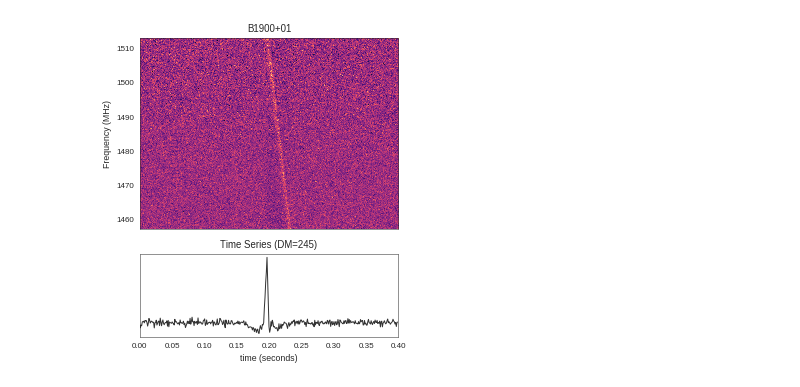
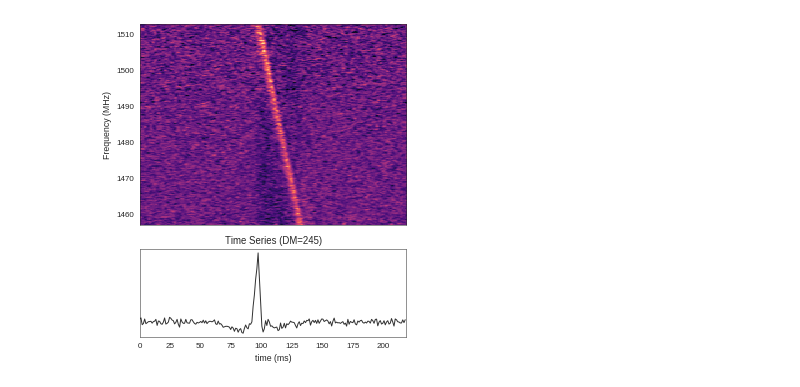
Before and after one commit to griffinfoster/alfaburst-initial-survey, a Jupyter notebook: notebooks/B1900_01.ipynb, the cells around one changed output. Saved outputs shown, nothing was run; the diff lists cells and outputs as text; code cells hidden in the pictures.

Commit message:
big commit of various notebook and figure changes

```diff
--- a/notebooks/B1900_01.ipynb
+++ b/notebooks/B1900_01.ipynb
@@ -33,8 +33,10 @@ waterfall = waterfall.reshape(waterfall.shape[0], waterfall.shape[1]/freqFactor,
 ddwaterfall = ddwaterfall.reshape(ddwaterfall.shape[0], ddwaterfall.shape[1]/freqFactor, freqFactor).sum(axis=2)
 freqsHz = freqsHz[::freqFactor]
 # %%
-start_time = 0.
-time_window = 0.4
+#start_time = 0.
+#time_window = 0.4
+start_time = 0.1
+time_window = 0.22
 
 if start_time is None:
     startIdx = 0
@@ -59,6 +61,29 @@ ddwaterfall = ddwaterfall[startIdx:endIdx,:]
 
 normTimeSeries = timeSeries / (waterfall.shape[1] * timeFactor)
 normDDTimeSeries = ddTimeSeries / (waterfall.shape[1] * timeFactor)
+# %%
+# apply Gaussian filter
+applyGauss = True
+fGauss = 1. # bins
+tGauss = 1. # bins
+
+def gaussianFilter(arrShape, tSigma, fSigma):
+    # Gaussian filter
+    # arrShape: 2-D array shape
+    # tSigma: sigma in time (ms)
+    # fSigma: sigma in freq (MHz)
+    lpos, mpos = np.mgrid[0:arrShape[0],0:arrShape[1]]
+    taper = np.exp(-1. * ( (((lpos - (arrShape[0]/2.))**2.) / (2. * tSigma**2.)) + \
+                           (((mpos - (arrShape[1]/2.))**2.) / (2. * fSigma**2.)) ))
+    return taper
+
+def convolveTaper(gaussImg, img):
+    return np.fft.fftshift(np.fft.ifft2(np.fft.fft2(gaussImg) * np.fft.fft2(img))).real
+
+if applyGauss:
+    gaussFilter = gaussianFilter(waterfall.shape, tGauss, fGauss)
+    waterfall = convolveTaper(gaussFilter, waterfall)
+    ddwaterfall = convolveTaper(gaussFilter, ddwaterfall)
 # %%
 # flatten bandpass
 bandpass = np.tile(waterfall[80:].mean(axis=0).reshape(-1, 1), waterfall.shape[0]).T
@@ -68,36 +93,36 @@ waterfallNorm = waterfall - bandpass
 # %%
 cmap = 'magma'
 sns.set_style('white', rc={'axes.linewidth': 0.5})
 
 fig = plt.figure(figsize=(4.5,5)) # (width, height)
 #fig = plt.figure(figsize=(5,6)) # (width, height)
 #fig = plt.figure(figsize=(7,5)) # (width, height)
 
 ax1 = plt.subplot2grid((3, 3), (0, 0), colspan=3, rowspan=2)
 #plt.subplot(2,1,1)
-imRaw = plt.imshow(np.flipud(waterfallNorm.T), extent=(0, tInt*waterfall.shape[0], fil.freqs[0], fil.freqs[-1]), aspect='auto', cmap=plt.get_cmap(cmap), interpolation='nearest')
+imRaw = plt.imshow(np.flipud(waterfallNorm.T), extent=(0, tInt * waterfall.shape[0] * 1000., fil.freqs[0], fil.freqs[-1]), aspect='auto', cmap=plt.get_cmap(cmap), interpolation='nearest')
 #imRaw = plt.imshow(np.flipud(bandpass.T), extent=(0, tInt*waterfall.shape[0], fil.freqs[0], fil.freqs[-1]), aspect='auto', cmap=plt.get_cmap(cmap), interpolation='nearest')
 
-plt.title('B1900+01')
+#plt.title('B1900+01')
 plt.ylabel('Frequency (MHz)')
 #cax = fig.add_axes([0.75, .95, 0.15, 0.03])
 #cbar = fig.colorbar(imRaw, cax=cax, orientation='horizontal')
 #cbar.ax.set_xticklabels(cbar.ax.get_xticklabels(), rotation='vertical', fontsize=8)
 ax1.get_xaxis().set_visible(False)
 
 ax2 = plt.subplot2grid((3, 3), (2, 0), colspan=3)
 #plt.subplot(2,1,2)
 lineColor = 'k'
-plt.plot(tInt*np.arange(waterfall.shape[0]), normDDTimeSeries, lineColor, alpha=0.8)
-plt.xlim(0, tInt*timeSeries.shape[0])
+plt.plot(tInt * np.arange(waterfall.shape[0]) * 1000., normDDTimeSeries, lineColor, alpha=0.8)
+plt.xlim(0, tInt * timeSeries.shape[0] * 1000.)
 plt.title('Time Series (DM=%0.f)'%dm)
-plt.xlabel('time (seconds)')
+plt.xlabel('time (ms)')
 ax2.get_yaxis().set_visible(False)
 #plt.ylabel('Amp')
 
 #plt.subplots_adjust(hspace=-0.3)
 plt.tight_layout()
 
 plt.savefig('../figures/B1900_01.pdf')
 # %% [output]
-[figure, old version]
+[figure, new version]
```
Also changed, not shown: 18 other files.
